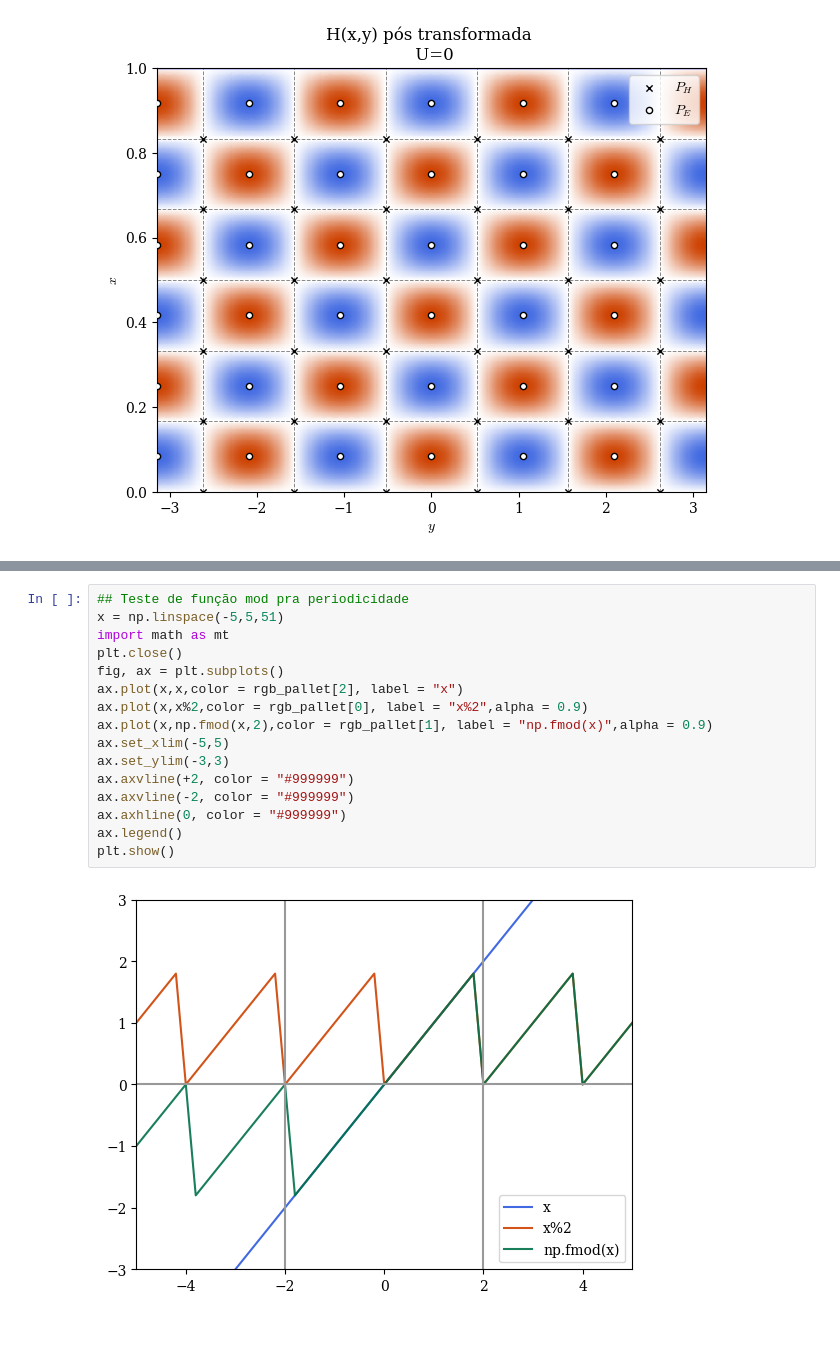
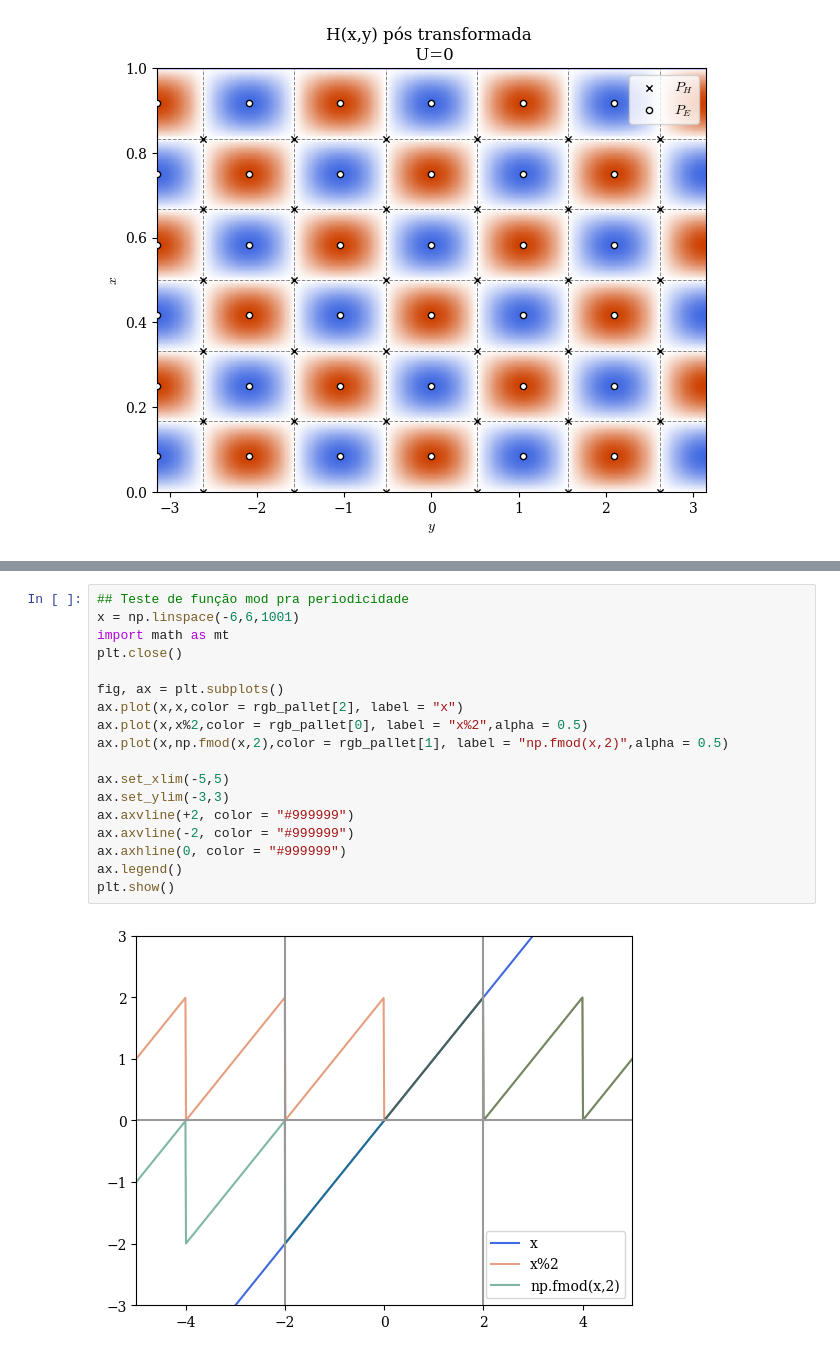
Before and after one commit to Farinha96br/git_douts, a Jupyter notebook: notas_usp.ipynb, the cells around one changed output, grey strips where cells are left out. Drawn from its saved outputs; the diff is of its cells as text.

```diff
--- a/notas_usp.ipynb
+++ b/notas_usp.ipynb
@@ -459,19 +458,21 @@ HTML(anim.to_html5_video())
 [interactive output not drawn]
 # %%
 ## Teste de função mod pra periodicidade
-x = np.linspace(-5,5,51)
+x = np.linspace(-6,6,1001)
 import math as mt
 plt.close()
+
 fig, ax = plt.subplots()
 ax.plot(x,x,color = rgb_pallet[2], label = "x")
-ax.plot(x,x%2,color = rgb_pallet[0], label = "x%2",alpha = 0.9)
-ax.plot(x,np.fmod(x,2),color = rgb_pallet[1], label = "np.fmod(x)",alpha = 0.9)
+ax.plot(x,x%2,color = rgb_pallet[0], label = "x%2",alpha = 0.5)
+ax.plot(x,np.fmod(x,2),color = rgb_pallet[1], label = "np.fmod(x,2)",alpha = 0.5)
+
 ax.set_xlim(-5,5)
 ax.set_ylim(-3,3)
 ax.axvline(+2, color = "#999999")
 ax.axvline(-2, color = "#999999")
 ax.axhline(0, color = "#999999")
 ax.legend()
 plt.show()
 # %% [output]
-[figure, old version]
+[figure, new version]
```
Also changed, not shown: parts of 4 cells of this notebook, 23 other files.
